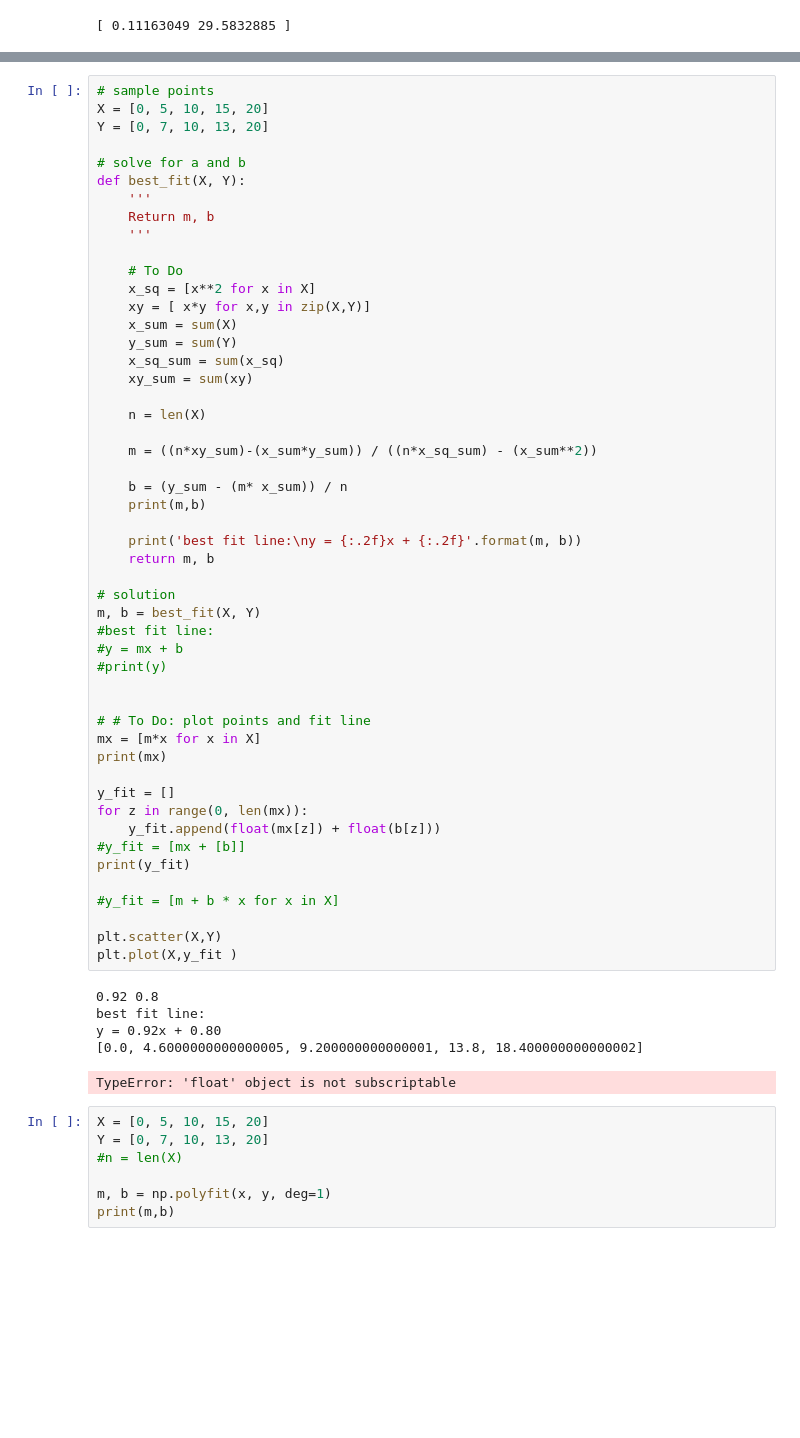
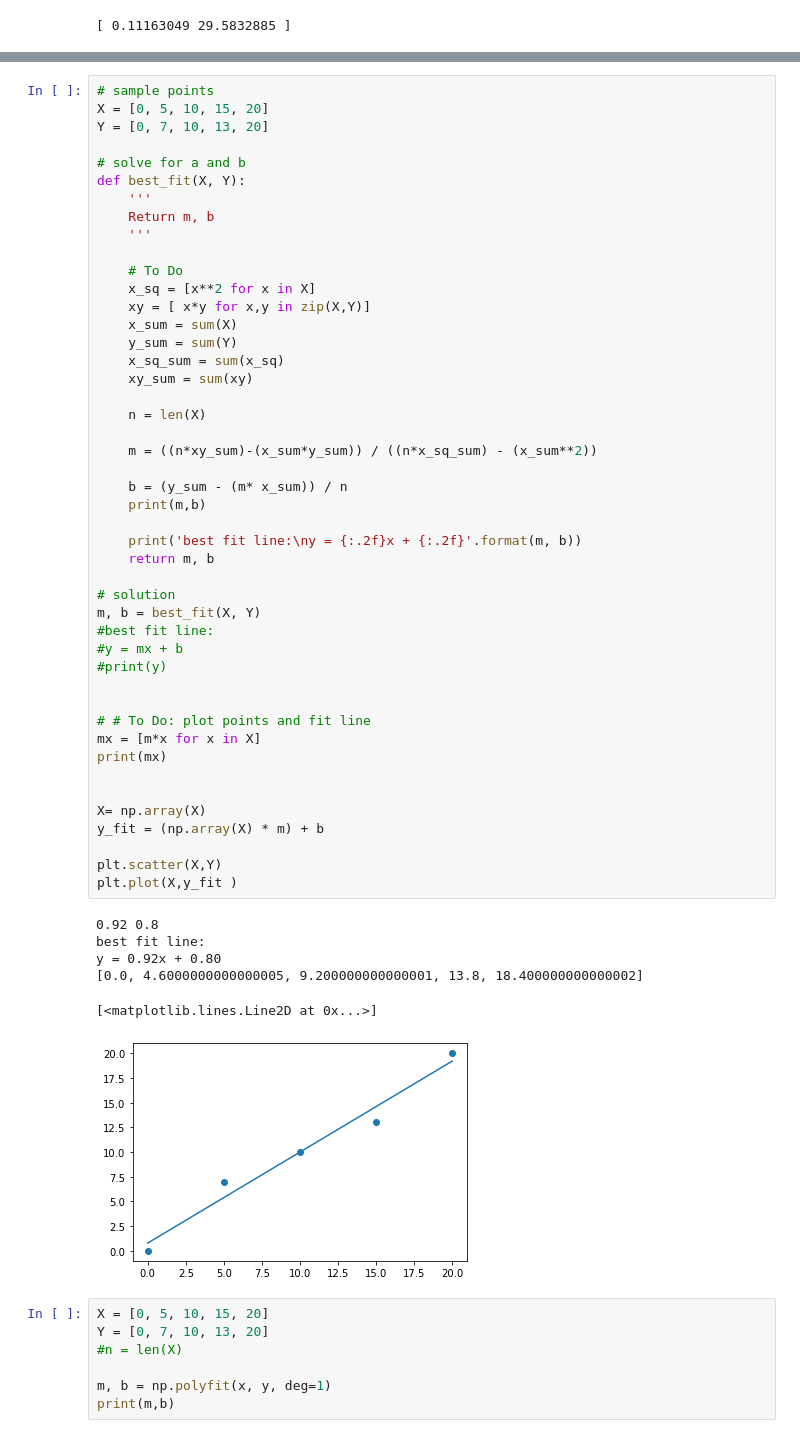
Before and after one commit to Zhouzhenjie09/IOD, a Jupyter notebook: 1_lab/Mob1_Lab/Lab 1.1.4 Statistics.ipynb, the cells around one changed output, grey strips where cells are left out. Saved outputs shown, nothing was run; the diff lists cells and outputs as text; blank space fills up the shorter version.

```diff
--- a/1_lab/Mob1_Lab/Lab 1.1.4 Statistics.ipynb
+++ b/1_lab/Mob1_Lab/Lab 1.1.4 Statistics.ipynb
@@ -260,40 +261,37 @@ def best_fit(X, Y):
     n = len(X)
 
     m = ((n*xy_sum)-(x_sum*y_sum)) / ((n*x_sq_sum) - (x_sum**2))
 
     b = (y_sum - (m* x_sum)) / n
     print(m,b)
 
     print('best fit line:\ny = {:.2f}x + {:.2f}'.format(m, b))
     return m, b
 
 # solution
 m, b = best_fit(X, Y)
 #best fit line:
 #y = mx + b
 #print(y)
 
 
 # # To Do: plot points and fit line
 mx = [m*x for x in X]
 print(mx)
 
-y_fit = []
-for z in range(0, len(mx)):
-    y_fit.append(float(mx[z]) + float(b[z]))
-#y_fit = [mx + [b]]
-print(y_fit)
 
-#y_fit = [m + b * x for x in X]
+X= np.array(X)
+y_fit = (np.array(X) * m) + b
 
 plt.scatter(X,Y)
 plt.plot(X,y_fit )
 # %% [output]
 0.92 0.8
 best fit line:
 y = 0.92x + 0.80
 [0.0, 4.6000000000000005, 9.200000000000001, 13.8, 18.400000000000002]
-TypeError: 'float' object is not subscriptable
+[<matplotlib.lines.Line2D at 0x...>]
+[figure, added]
 # %%
 X = [0, 5, 10, 15, 20]
 Y = [0, 7, 10, 13, 20]
```
Also changed, not shown: parts of 11 cells of this notebook.
